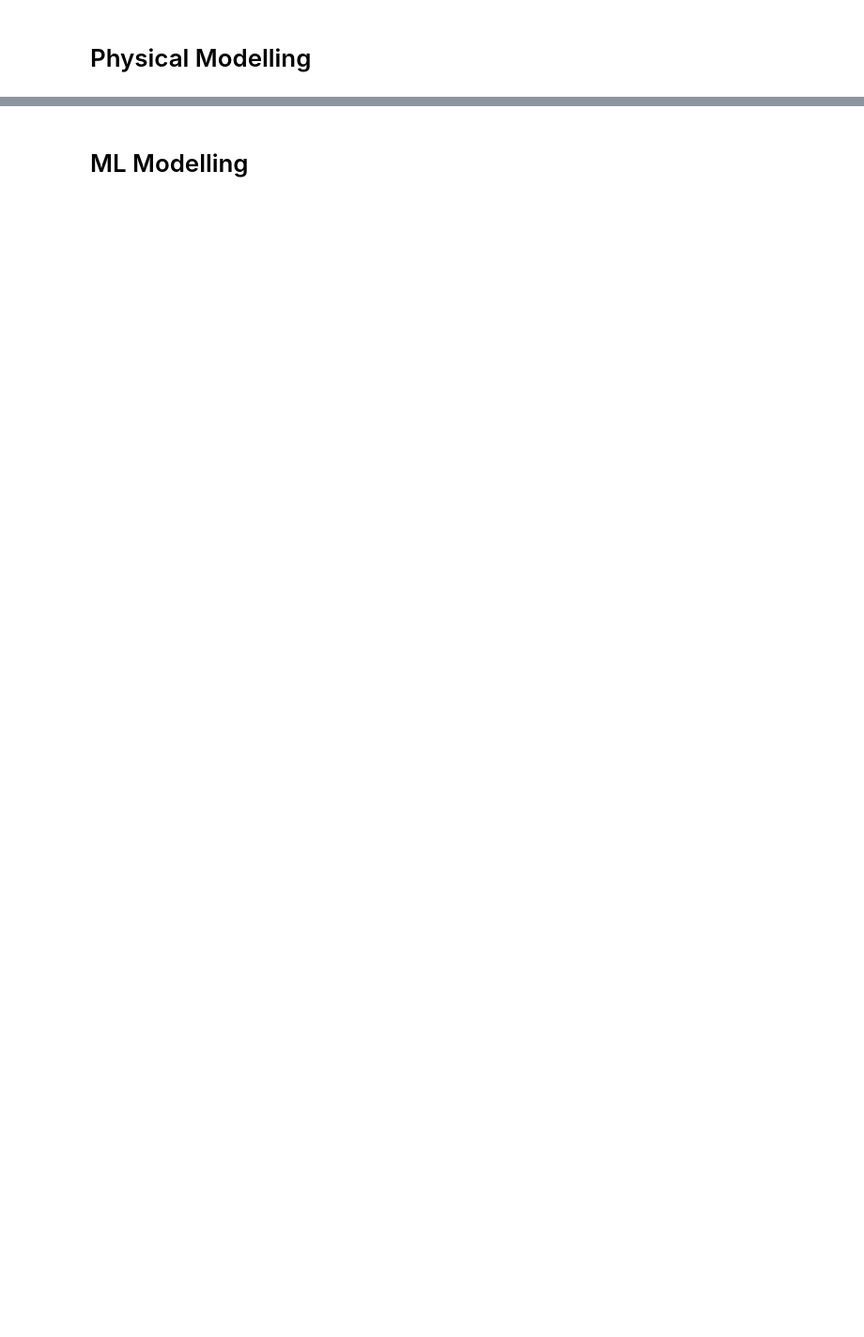
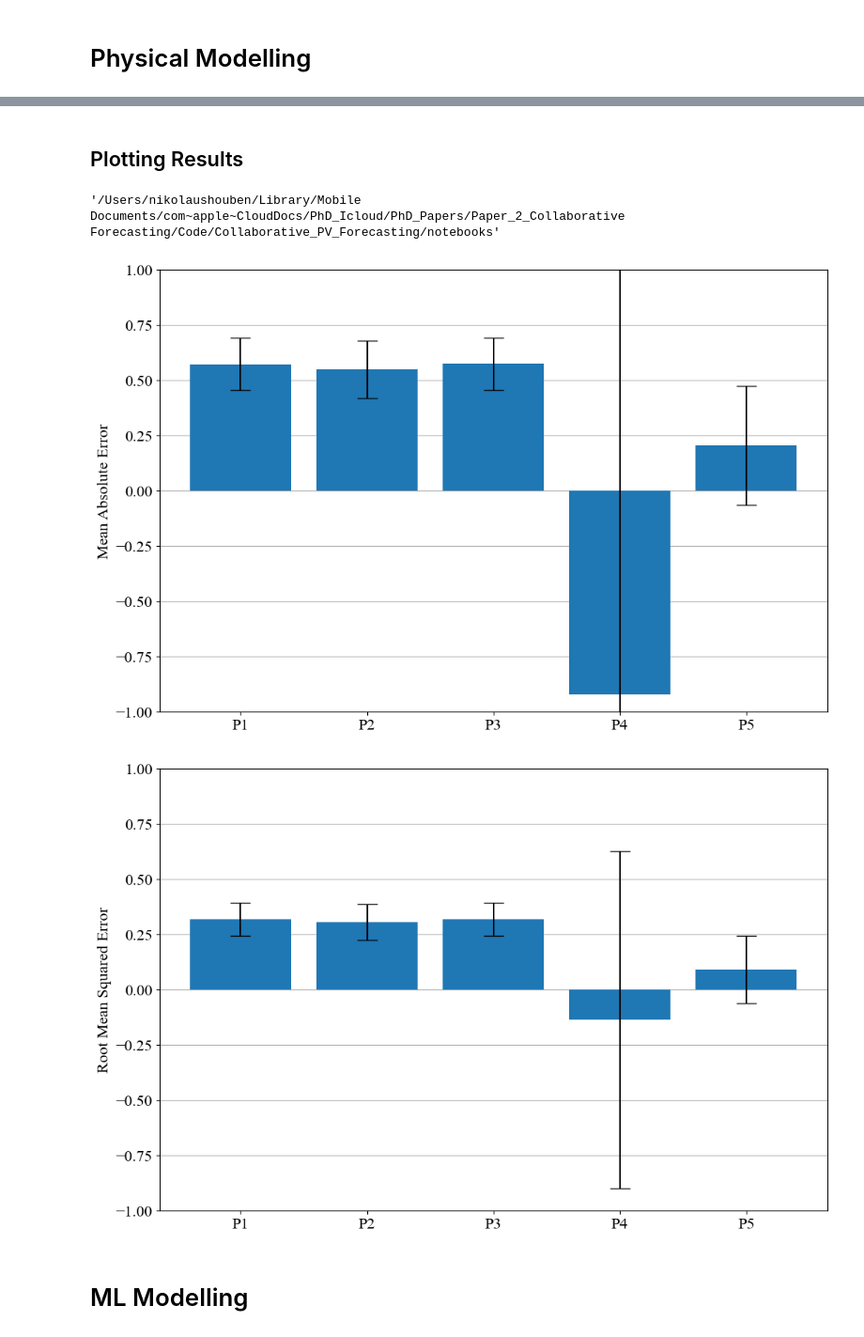
Before and after one commit to nikohou/pv-data-utility-suite, a Jupyter notebook: notebooks/generalizer.ipynb, the cells around one changed output, grey strips where cells are left out. Shown at 94% size. Saved outputs shown, nothing was run; the diff lists cells and outputs as text; code cells hidden in the pictures; blank space fills up the shorter version.

```diff
--- a/notebooks/generalizer.ipynb
+++ b/notebooks/generalizer.ipynb
@@ -333,0 +501,4 @@ acc_bar_plot(df_plot_rmse, "RMSE")
+# %%
+scenario_name = "P4"
+dfs_skill_score.append(metric_skill_score(df_accs_persistence, df_acc_p4,scenario_name))
+pd.concat(dfs_skill_score, axis = 1)
@@ -333,0 +511,23 @@ acc_bar_plot(df_plot_rmse, "RMSE")
+# %%
+
+scenario_name = "P5"
+it = 10
+
+skill_scores_rand =  []
+for i in range(it):
+    df_meta_copy = copy.deepcopy(df_meta_data_realistic_case)
+
+    df_meta_copy["latitude"] = lat_mean
+    df_meta_copy["longitude"] = lon_mean
+    df_meta_copy["estimated capacity"] = cap_mean
+
+    df_skill_score = random_angle_init(df_meta_data, df_power, df_irr,df_accs_persistence, test_period_index, lat_mean, lon_mean, tilt_mean, azimuth_mean, timesteplen, error_metric_list)
+    skill_scores_rand.append(df_skill_score)
+# %%
+scenario_name = "P5"
+df_concated  = pd.concat(skill_scores_rand, axis = 1)
+mean_of_expected = df_concated.filter(like = "expected").mean(axis=1).to_frame("expected value_" + scenario_name)
+mean_of_std = df_concated.filter(like = "standard").mean(axis=1).to_frame("standard deviation_" + scenario_name)
+dfs_skill_score.append(pd.concat([mean_of_expected, mean_of_std], axis =1))
+# %%
+df_plot = pd.concat(dfs_skill_score, axis = 1)
@@ -334,2 +540,13 @@ acc_bar_plot(df_plot_rmse, "RMSE")
+# %% [markdown]
+## Plotting Results
+# %%
+os.getcwd()
+# %% [output]
+'/Users/nikolaushouben/Library/Mobile Documents/com~apple~CloudDocs/PhD_Icloud/PhD_Papers/Paper_2_Collaborative Forecasting/Code/Collaborative_PV_Forecasting/notebooks'
+# %%
+acc_bar_plot(df_plot)
+# %% [output]
+[figure, added]
+[figure, added]
 # %% [markdown]
 # ML Modelling
```
Also changed, not shown: parts of 56 cells of this notebook, 5 other files.
